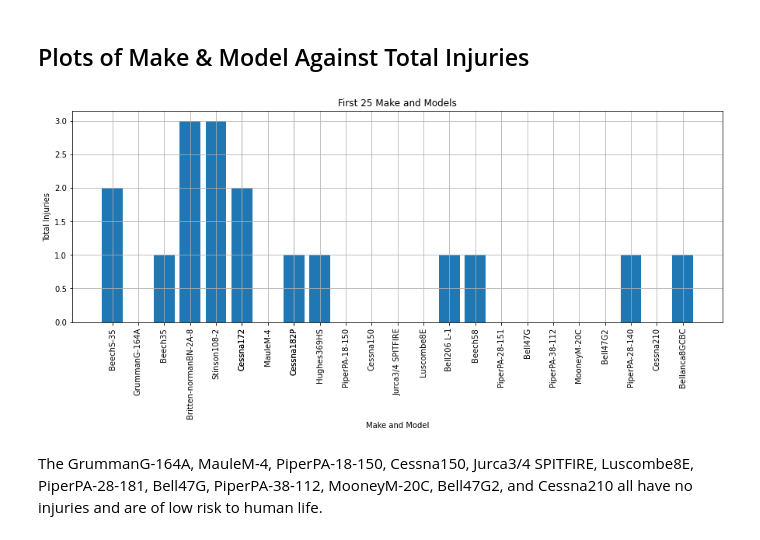
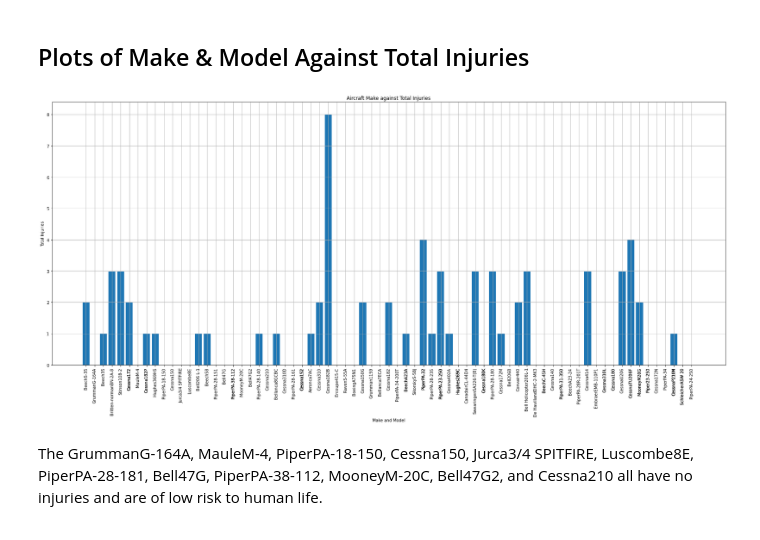
Before and after one commit to tingly-amua/Project---Aircraft-Risk, a Jupyter notebook: project.ipynb, the cells around one changed output. Cells and saved outputs as stored; diff of their text form; code cells hidden in the pictures.

```diff
--- a/project.ipynb
+++ b/project.ipynb
@@ -260,21 +253,22 @@ print(a4)
 # %% [markdown]
 ## Plots of Make & Model Against Total Injuries
 # %%
-#Barplot of First 25 Aircraft Make against Total Injuries
-fig = plt.figure(figsize=(15,5))
-y =df3['Total Injuries'].iloc[0:25]
-x = df3['Combined'].iloc[0:25]
-labels = a1
+#Barplot Aircraft Make against Total Injuries
+labels = df3['Combined'].tolist()
+fig = plt.figure(figsize=(30,12))
+y =df3['Total Injuries']
+x = df3['Combined']
+# labels = a1
 
 #First plot
 plt.bar(x,y)
-plt.title('First 25 Make and Models')
+plt.title('Aircraft Make against Total Injuries')
 plt.xlabel('Make and Model')
 plt.ylabel('Total Injuries')
 plt.grid(True)
 plt.xticks(x, labels, rotation='vertical')
 plt.show()
 # %% [output]
-[figure, old version]
+[figure, new version]
 # %% [markdown]
 The GrummanG-164A, MauleM-4, PiperPA-18-150, Cessna150, Jurca3/4 SPITFIRE, Luscombe8E, PiperPA-28-181, Bell47G, PiperPA-38-112, MooneyM-20C, Bell47G2, and Cessna210 all have no injuries and are of low risk to human life.
```
Also changed, not shown: parts of 17 cells of this notebook.
